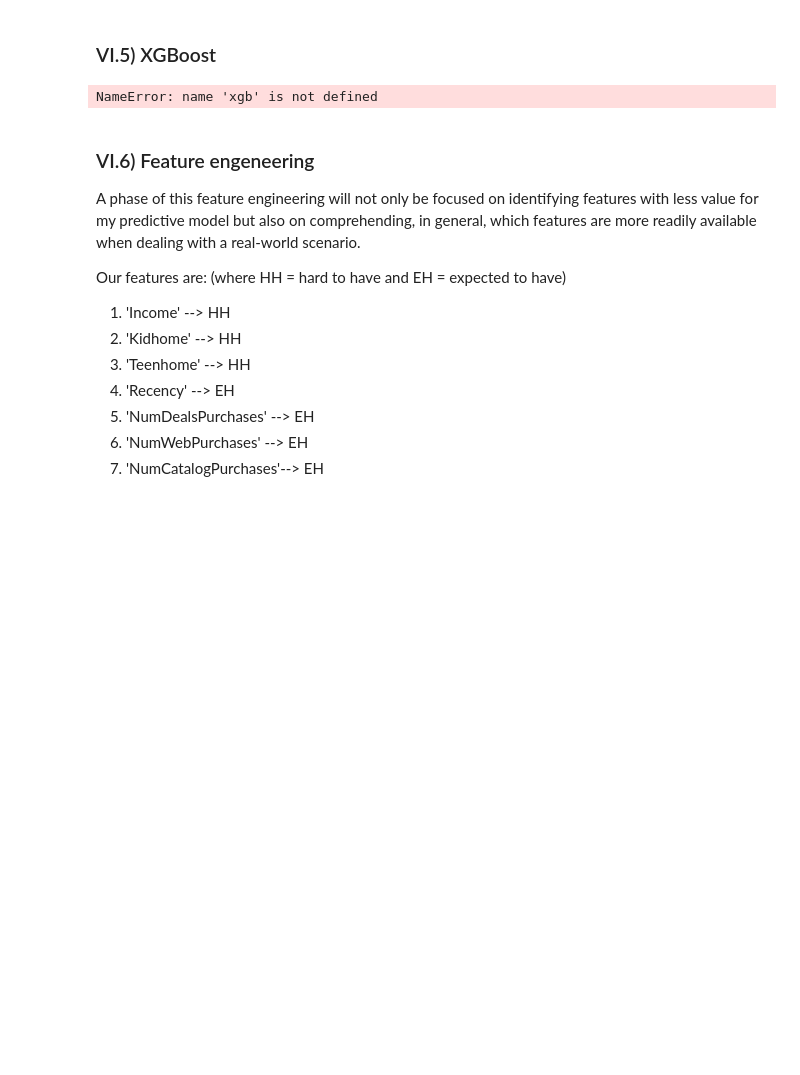
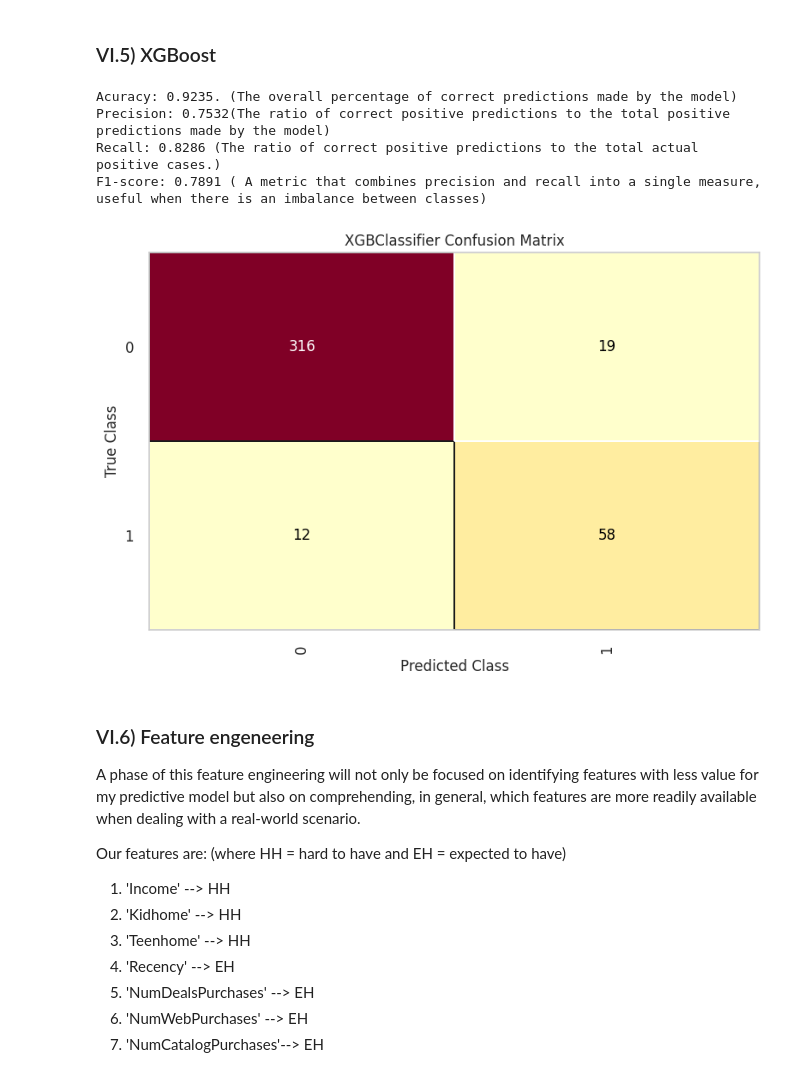
Before and after one commit to petrugeral/Marketing_Analytics, a Jupyter notebook: ifood_marketing_analytics/mkt_anl.ipynb, the cells around one changed output. Saved outputs shown, nothing was run; the diff lists cells and outputs as text; code cells hidden in the pictures; blank space fills up the shorter version.

```diff
--- a/ifood_marketing_analytics/mkt_anl.ipynb
+++ b/ifood_marketing_analytics/mkt_anl.ipynb
@@ -1085,18 +1115,22 @@ model_evaluation(y_pred,y_test,y_train,x_train,x_test,model_nn)
 ### VI.5) XGBoost
 # %%
 # Creating and fitting the XGBoost Classifier model
-model_xgb = xgb.XGBClassifier(objective='binary:logistic', random_state=42)
+model_xgb = XGBClassifier(objective='binary:logistic', random_state=42)
 
 # Training the model
 model_xgb.fit(x_train, y_train)
 
 # Making predictions
 y_pred = model_xgb.predict(x_test)
 
 # Evaluating the model
 model_evaluation(y_pred,y_test,y_train,x_train,x_test,model_xgb)
 # %% [output]
-NameError: name 'xgb' is not defined
+Acuracy: 0.9235. (The overall percentage of correct predictions made by the model)
+Precision: 0.7532(The ratio of correct positive predictions to the total positive predictions made by the model)
+Recall: 0.8286 (The ratio of correct positive predictions to the total actual positive cases.)
+F1-score: 0.7891 ( A metric that combines precision and recall into a single measure, useful when there is an imbalance between classes)
+[figure, added]
 # %% [markdown]
 ### VI.6) Feature engeneering
 
```
Also changed, not shown: parts of 15 cells of this notebook.
